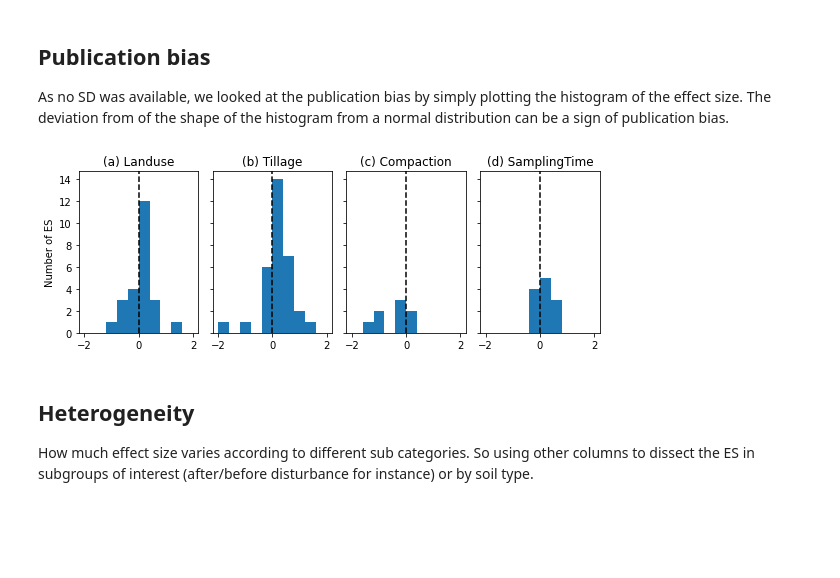
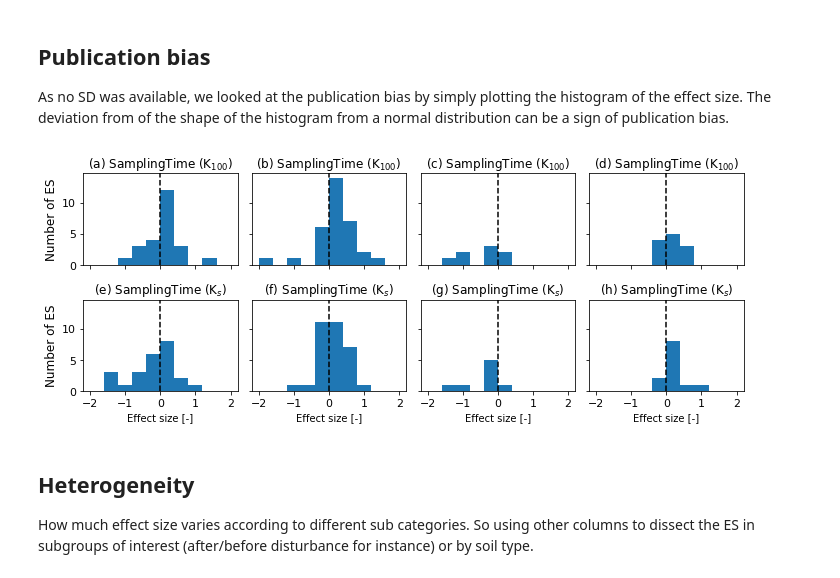
Before and after one commit to climasoma/otim-db, a Jupyter notebook: notebooks/meta-analysis.ipynb, the cells around one changed output. Cells and saved outputs as stored; diff of their text form; code cells hidden in the pictures; blank space fills up the shorter version.

```diff
--- a/notebooks/meta-analysis.ipynb
+++ b/notebooks/meta-analysis.ipynb
@@ -487,11 +487,17 @@ for i, esColumn in enumerate(esColumns):
         # ylabs.append('{:3s}{:>9s}'.format(kcol,
         #         '({:d}|{:d})'.format(dflu[col].notnull().sum(),
         #         dflu[dflu[col].notnull()]['ReferenceTag'].unique().shape[0])))
-        ylabs.append('{:3s}'.format(kcol))
+        if j > 0:
+            ylabs.append('{:3s}'.format(kcol+'0'))
+        else:
+            ylabs.append('{:3s}'.format(kcol))
+
     ax.set_yticks(np.arange(len(ylabs)))
     ax.set_yticklabels(ylabs, ha='right')
     if i > 3:
         ax.set_xlabel('Effect size [-]')
+    for label in (ax.get_xticklabels() + ax.get_yticklabels()):
+        label.set_fontsize(12)
 fig.tight_layout()
 fig.savefig(outputdir + 'meta-all-k.jpg', dpi=500)
 # %% [output]
@@ -551,6 +557,6 @@ dfsens.head()
 # %%
 # sensitivity graphs
-fig, axs = plt.subplots(2, 4, figsize=(9, 6), sharex=True, sharey=True)
+fig, axs = plt.subplots(2, 4, figsize=(10, 6), sharex=True, sharey=True)
 axs = axs.flatten()
 ts = [r'K$_{100}$', r'K$_{100}$', r'K$_{100}$', r'K$_{100}$',
       r'K$_s$', r'K$_s$', r'K$_s$',r'K$_s$']
@@ -565,10 +571,12 @@ for i, variable in enumerate(escols):
     ax.errorbar(dfsens[ie]['mean'], dfsens[ie]['nexcl'], xerr=dfsens[ie]['sem'],
                 marker='.', linestyle='none', color='k')
     if i > 3:
-        ax.set_xlabel('Effect size')
+        ax.set_xlabel('Effect size', fontsize=12)
     if i % 4 == 0:
-        ax.set_ylabel('Number of studies excluded')
+        ax.set_ylabel('Number of studies excluded', fontsize=12)
     ax.axvline(0, color='k', linestyle=':')
+    for label in (ax.get_xticklabels() + ax.get_yticklabels()):
+        label.set_fontsize(11)
 ax.set_xlim([-1, 1]);
 ax.invert_yaxis()
 fig.tight_layout()
@@ -580,22 +588,27 @@ fig.savefig(outputdir + 'meta-sensitivity.jpg', dpi=500)
 As no SD was available, we looked at the publication bias by simply plotting the histogram of the effect size. The deviation from of the shape of the histogram from a normal distribution can be a sign of publication bias.
 # %%
 # another approach is to just plot the histogram of effect sizes
-fig, axs = plt.subplots(1, 4, figsize=(8, 3), sharex=True, sharey=True)
+fig, axs = plt.subplots(2, 4, figsize=(10, 4), sharex=True, sharey=True)
 axs = axs.flatten()
 bins = np.linspace(-2, 2, 11)
-for i, esColumn in enumerate(esColumns):
+ts = [r'K$_{100}$', r'K$_{100}$', r'K$_{100}$', r'K$_{100}$',
+      r'K$_s$', r'K$_s$', r'K$_s$',r'K$_s$']
+for i, esColumn in enumerate(escols):
     ax = axs[i]
-    ax.set_title('({:s}) '.format(letters[i]) + esColumn[2:])
+    ax.set_title('({:s}) {:s} ({:s})'.format(
+        letters[i], variable[2:].split('_')[0], ts[i]))# variable.split('_')[1]))
     ax.hist(dflu[esColumn].dropna().values, bins=bins)
     ax.axvline(0, color='k', linestyle='--')
     if i >= 4:
         ax.set_xlabel('Effect size [-]')
     if i % 4 == 0:
-        ax.set_ylabel('Number of ES')
+        ax.set_ylabel('Number of ES', fontsize=12)
+    for label in (ax.get_xticklabels() + ax.get_yticklabels()):
+        label.set_fontsize(11)
 fig.tight_layout()
 fig.savefig(outputdir + 'hist-es.jpg', dpi=500)
 # %% [output]
-[figure, old version]
+[figure, new version]
 # %% [markdown]
 ## Heterogeneity
 
```
Also changed, not shown: parts of 4 cells of this notebook, 31 other files.
